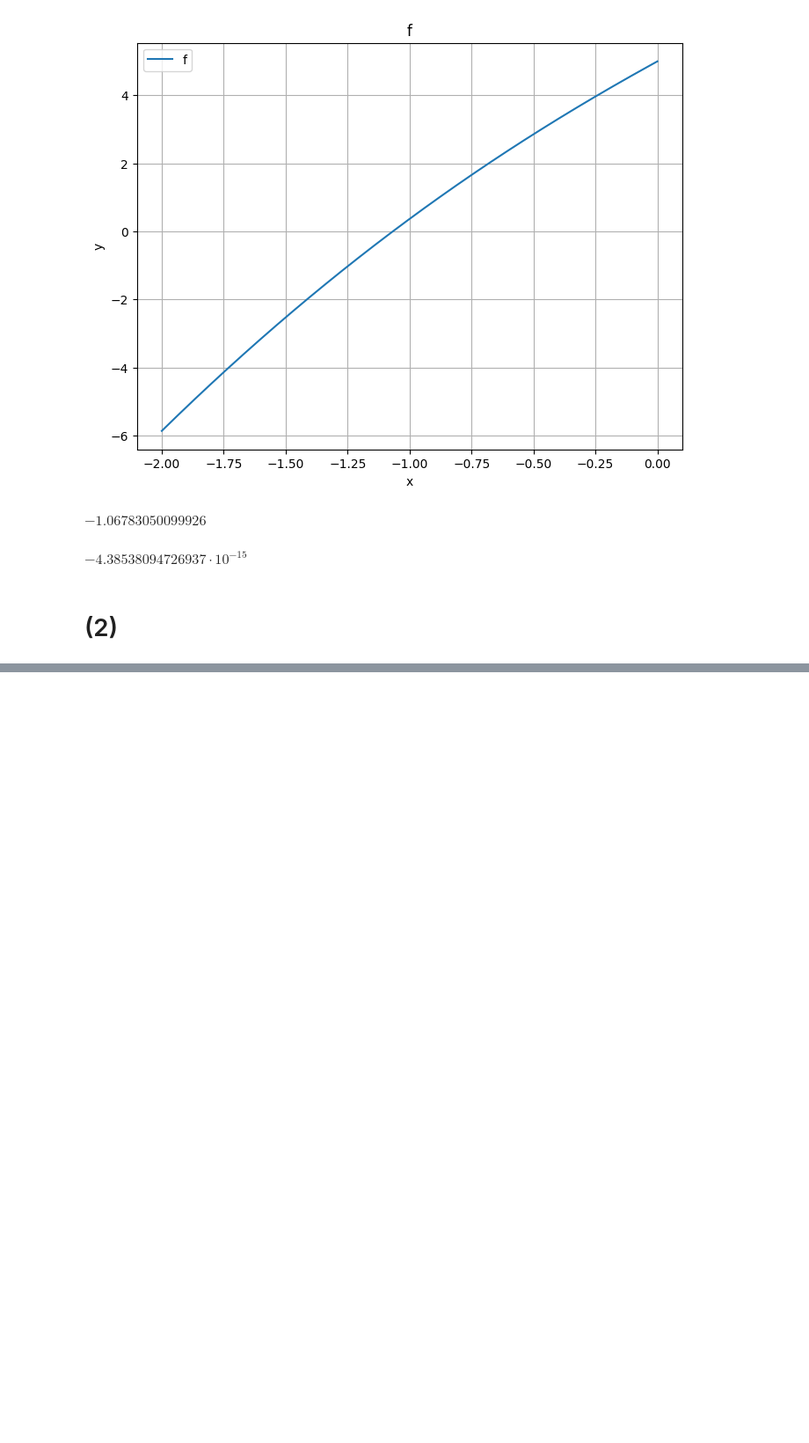
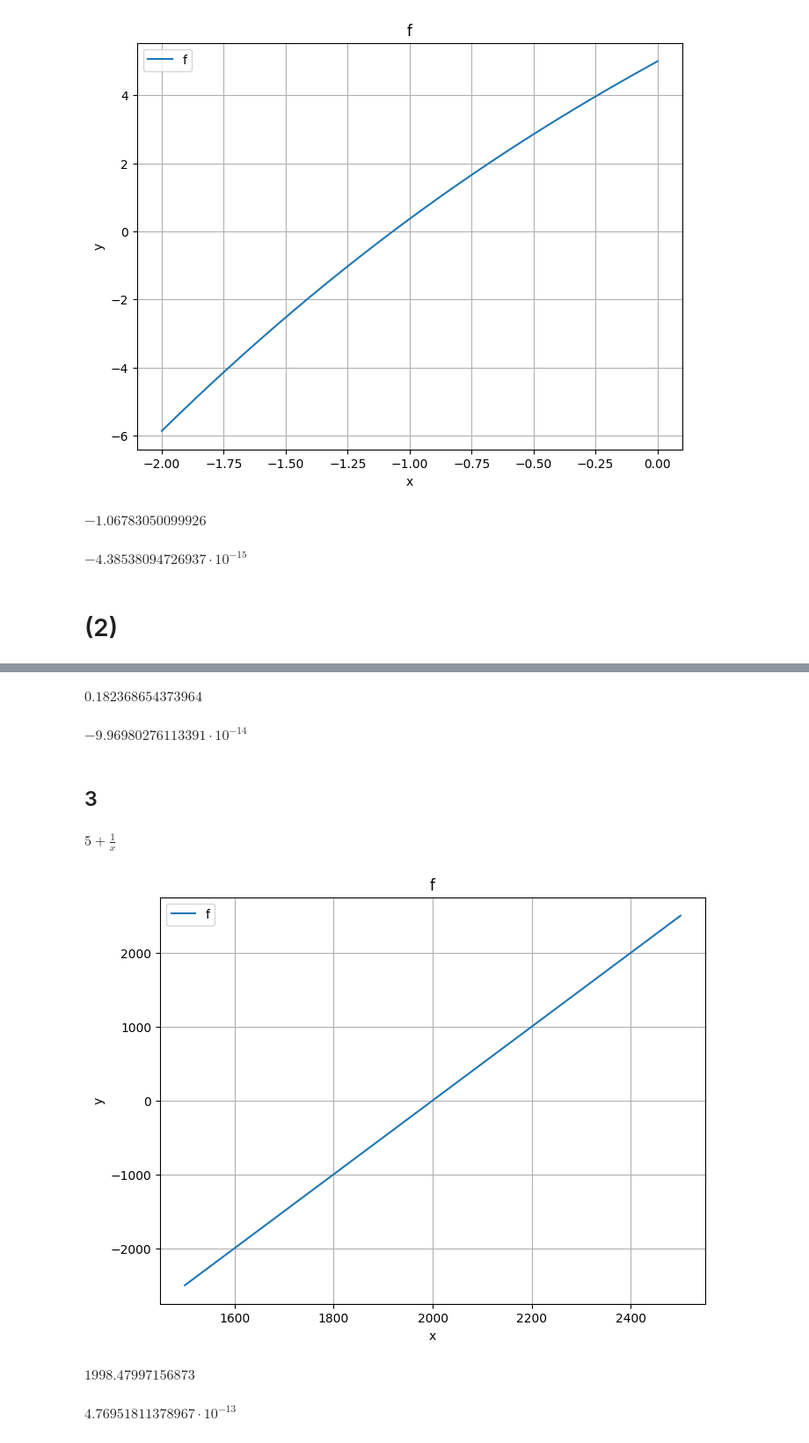
Before and after one commit to Adrn1n/XMU-learning_CVXOPT, a Jupyter notebook: Lab/1015/Lab2.ipynb, the cells around one changed output, grey strips where cells are left out. Shown at 88% size. Saved outputs shown, nothing was run; the diff lists cells and outputs as text; code cells hidden in the pictures; blank space fills up the shorter version.

```diff
--- a/Lab/1015/Lab2.ipynb
+++ b/Lab/1015/Lab2.ipynb
@@ -61,0 +150,24 @@ $\displaystyle -4.38538094726937 \cdot 10^{-15}$
+# %%
+x_ = x_0
+for _ in range(max_iter):
+    x_ = (x_0 - f.subs(x, x_0) / (df_dx.subs(x, x_0))).evalf()
+    if abs(x_ - x_0) < eps:
+        break
+    x_0 = x_
+
+display(x_, (f.subs(x, x_)).evalf())
+# %% [output]
+$\displaystyle 0.182368654373964$
+$\displaystyle -9.96980276113391 \cdot 10^{-14}$
+# %% [markdown]
+## 3
+# %%
+f = 5 * x + sp.ln(x) - 10000
+f_func = sp.lambdify((x), f, "numpy")
+df_dx = sp.diff(f, x)
+
+display(df_dx)
+# %% [output]
+$\displaystyle 5 + \frac{1}{x}$
+# %%
+x_grid = np.linspace(1500, 2500, 1000)
@@ -61,0 +183,13 @@ $\displaystyle -4.38538094726937 \cdot 10^{-15}$
+# %%
+fig = plt.figure(figsize=(8, 6))
+
+plt.plot(x_grid, f_func(x_grid), label="f", linestyle="-")
+
+plt.title("f")
+plt.xlabel("x")
+plt.ylabel("y")
+plt.grid(True)
+plt.legend()
+plt.show()
+# %% [output]
+[figure, added]
@@ -61,0 +200,12 @@ $\displaystyle -4.38538094726937 \cdot 10^{-15}$
+# %%
+x_ = x_0
+for _ in range(max_iter):
+    x_ = (x_0 - f.subs(x, x_0) / (df_dx.subs(x, x_0))).evalf()
+    if abs(x_ - x_0) < eps:
+        break
+    x_0 = x_
+
+display(x_, (f.subs(x, x_)).evalf())
+# %% [output]
+$\displaystyle 1998.47997156873$
+$\displaystyle 4.76951811378967 \cdot 10^{-13}$
```
Also changed, not shown: parts of 15 cells of this notebook.
